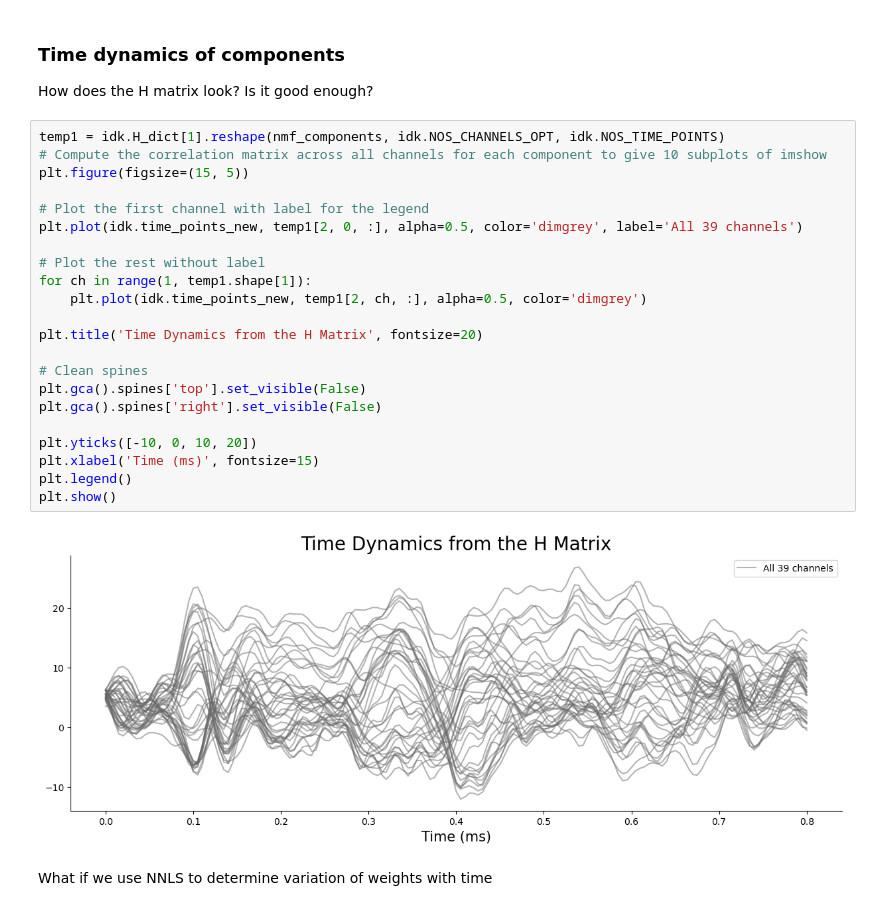
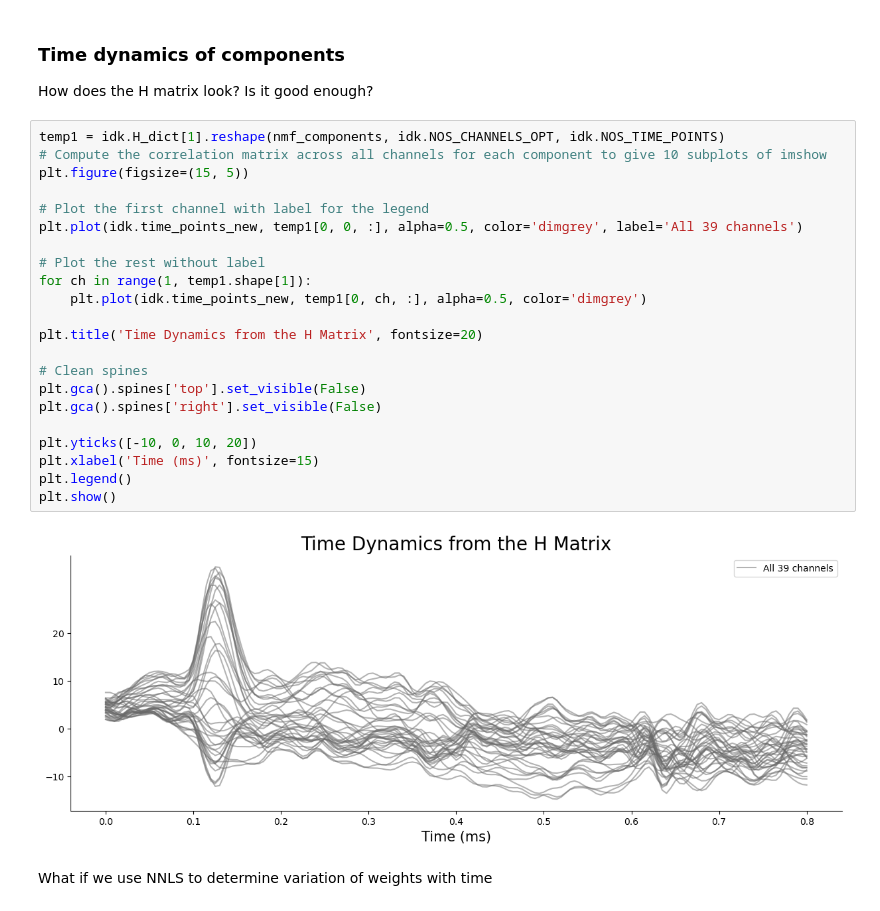
Before and after one commit to AtharvSuryawanshi/Neural-Representations-using-Things-Database, a Jupyter notebook: notebooks/NMF_meg9.ipynb, the cells around one changed output. Saved outputs shown, nothing was run; the diff lists cells and outputs as text.

```diff
--- a/notebooks/NMF_meg9.ipynb
+++ b/notebooks/NMF_meg9.ipynb
@@ -628,27 +629,27 @@ How does the H matrix look? Is it good enough?
 # %%
 temp1 = idk.H_dict[1].reshape(nmf_components, idk.NOS_CHANNELS_OPT, idk.NOS_TIME_POINTS)
 # Compute the correlation matrix across all channels for each component to give 10 subplots of imshow
 plt.figure(figsize=(15, 5))
 
 # Plot the first channel with label for the legend
-plt.plot(idk.time_points_new, temp1[2, 0, :], alpha=0.5, color='dimgrey', label='All 39 channels')
+plt.plot(idk.time_points_new, temp1[0, 0, :], alpha=0.5, color='dimgrey', label='All 39 channels')
 
 # Plot the rest without label
 for ch in range(1, temp1.shape[1]):
-    plt.plot(idk.time_points_new, temp1[2, ch, :], alpha=0.5, color='dimgrey')
+    plt.plot(idk.time_points_new, temp1[0, ch, :], alpha=0.5, color='dimgrey')
 
 plt.title('Time Dynamics from the H Matrix', fontsize=20)
 
 # Clean spines
 plt.gca().spines['top'].set_visible(False)
 plt.gca().spines['right'].set_visible(False)
 
 plt.yticks([-10, 0, 10, 20])
 plt.xlabel('Time (ms)', fontsize=15)
 plt.legend()
 plt.show()
 # %% [output]
-[figure, old version]
+[figure, new version]
 # %% [markdown]
 What if we use NNLS to determine variation of weights with time
 # %%
```
Also changed, not shown: parts of 3 cells of this notebook, 1 other file.
